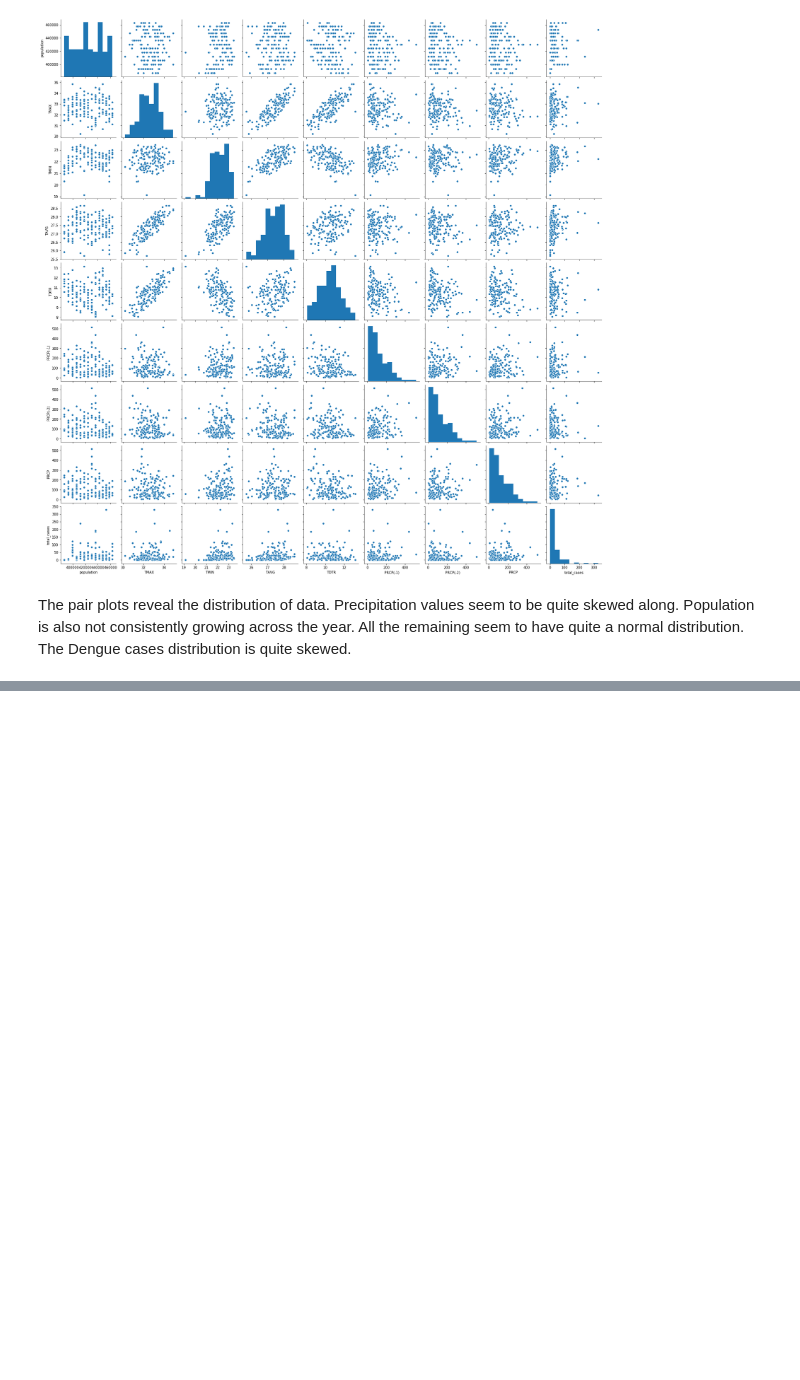
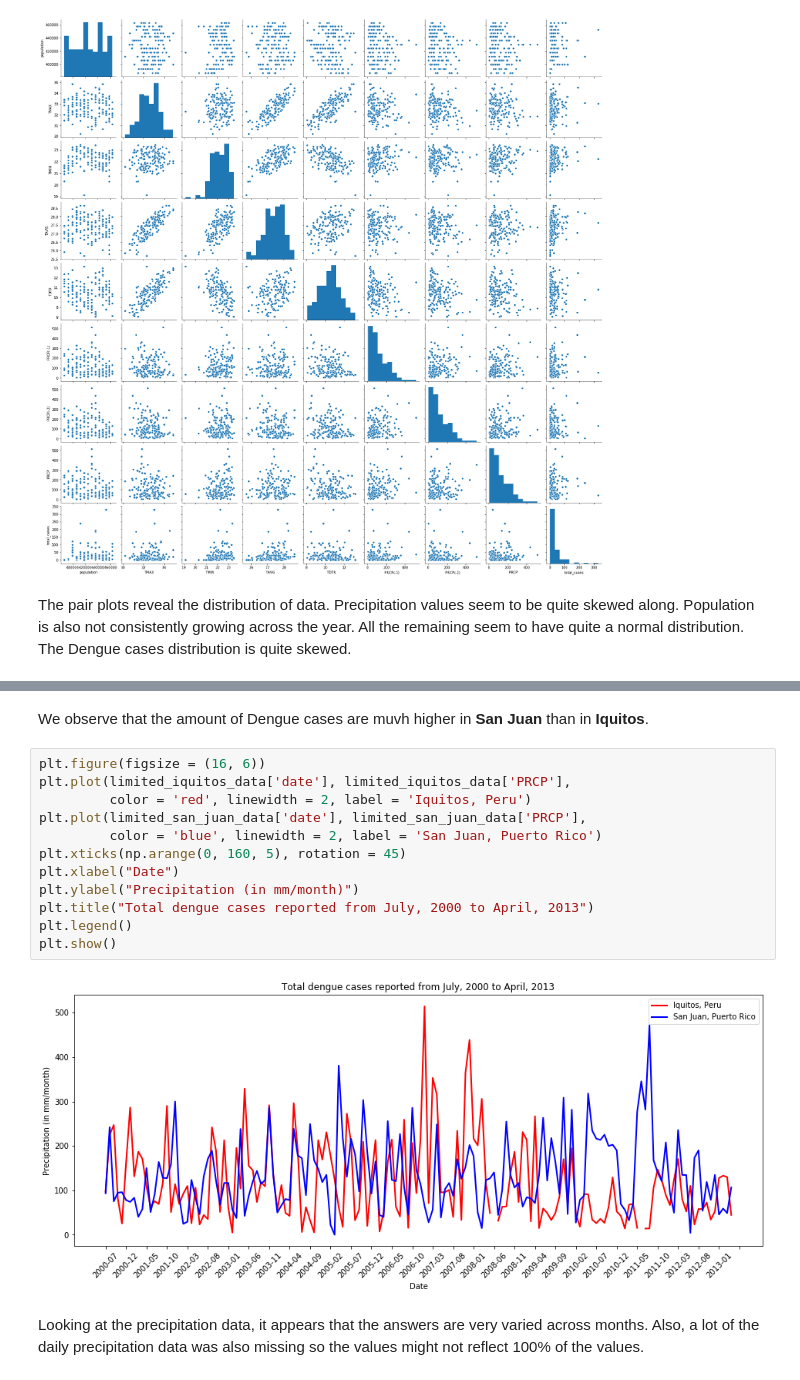
Before and after one commit to ITWSXInformatics/DengueSpreadInformationSystemDSIS, a Jupyter notebook: Data Analysis.ipynb, the cells around one changed output, grey strips where cells are left out. Cells and saved outputs as stored; diff of their text form; blank space fills up the shorter version.

```diff
--- a/Data Analysis.ipynb
+++ b/Data Analysis.ipynb
@@ -123,0 +177,18 @@ The pair plots reveal the distribution of data. Precipitation values seem to be
+# %% [markdown]
+We observe that the amount of Dengue cases are muvh higher in **San Juan** than in **Iquitos**.
+# %%
+plt.figure(figsize = (16, 6))
+plt.plot(limited_iquitos_data['date'], limited_iquitos_data['PRCP'],
+         color = 'red', linewidth = 2, label = 'Iquitos, Peru')
+plt.plot(limited_san_juan_data['date'], limited_san_juan_data['PRCP'],
+         color = 'blue', linewidth = 2, label = 'San Juan, Puerto Rico')
+plt.xticks(np.arange(0, 160, 5), rotation = 45)
+plt.xlabel("Date")
+plt.ylabel("Precipitation (in mm/month)")
+plt.title("Total dengue cases reported from July, 2000 to April, 2013")
+plt.legend()
+plt.show()
+# %% [output]
+[figure, added]
+# %% [markdown]
+Looking at the precipitation data, it appears that the answers are very varied across months. Also, a lot of the daily precipitation data was also missing so the values might not reflect 100% of the values.
```
Also changed, not shown: parts of 10 cells of this notebook.
